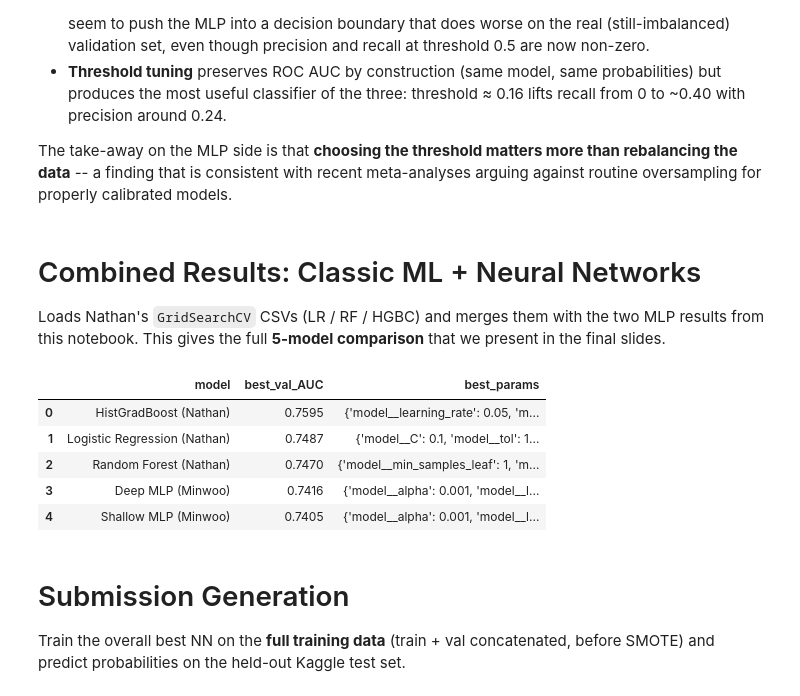
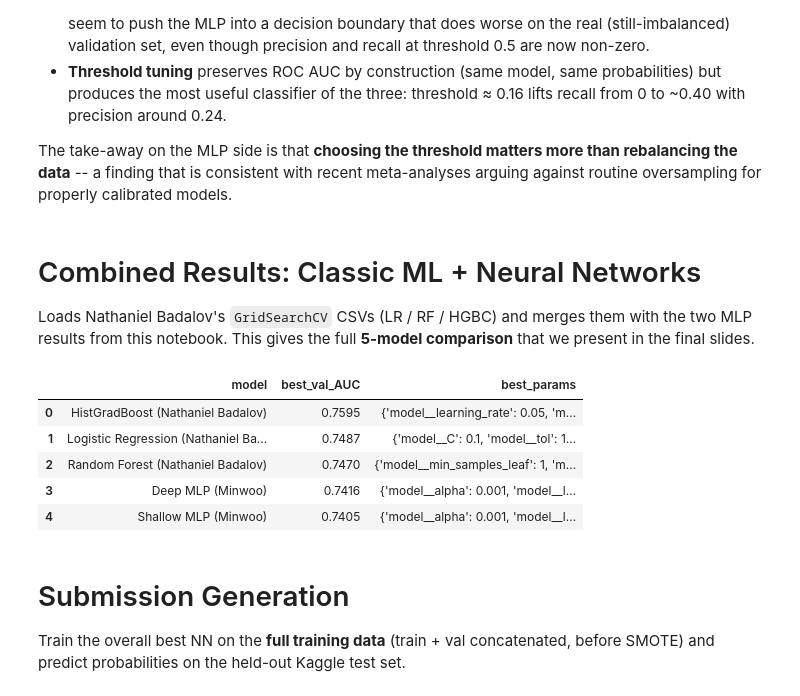
Before and after one commit to ymw0414/loan-default-imbalance-classification, a Jupyter notebook: notebooks/final_project.ipynb, the cells around one changed output. Saved outputs shown, nothing was run; the diff lists cells and outputs as text; code cells hidden in the pictures.

```diff
--- a/notebooks/final_project.ipynb
+++ b/notebooks/final_project.ipynb
@@ -999,40 +999,40 @@ calibrated models.
 # %% [markdown]
 # Combined Results: Classic ML + Neural Networks
 
-Loads Nathan's `GridSearchCV` CSVs (LR / RF / HGBC) and merges them with the
+Loads Nathaniel Badalov's `GridSearchCV` CSVs (LR / RF / HGBC) and merges them with the
 two MLP results from this notebook. This gives the full **5-model comparison**
 that we present in the final slides.
 # %%
 def best_row(path):
     df = pd.read_csv(path)
     df = df.sort_values('rank_test_score').head(1)
     return df['mean_test_score'].iloc[0], df['params'].iloc[0]
 
 cv_path = result_dir + 'cv_results/GridSearchCV/'
 
 rows = []
 for fname, model_label in [
-    ('lr.csv',           'Logistic Regression (Nathan)'),
-    ('rfc.csv',          'Random Forest (Nathan)'),
-    ('hgbc.csv',         'HistGradBoost (Nathan)'),
+    ('lr.csv',           'Logistic Regression (Nathaniel Badalov)'),
+    ('rfc.csv',          'Random Forest (Nathaniel Badalov)'),
+    ('hgbc.csv',         'HistGradBoost (Nathaniel Badalov)'),
     ('shallow_mlp.csv',  'Shallow MLP (Minwoo)'),
     ('deep_mlp.csv',     'Deep MLP (Minwoo)'),
 ]:
     p = cv_path + fname
     if os.path.exists(p):
         score, params = best_row(p)
         rows.append({'model': model_label, 'best_val_AUC': round(score, 4), 'best_params': params})
     else:
         rows.append({'model': model_label, 'best_val_AUC': None, 'best_params': '<missing CSV>'})
 
 combined = pd.DataFrame(rows).sort_values('best_val_AUC', ascending=False, na_position='last').reset_index(drop=True)
 combined.to_csv(result_dir + 'combined_model_comparison.csv', index=False)
 combined
 # %% [output]
 |  | model | best_val_AUC | best_params |
-| 0 | HistGradBoost (Nathan) | 0.7595 | {'model__learning_rate': 0.05, 'm... |
-| 1 | Logistic Regression (Nathan) | 0.7487 | {'model__C': 0.1, 'model__tol': 1... |
-| 2 | Random Forest (Nathan) | 0.7470 | {'model__min_samples_leaf': 1, 'm... |
+| 0 | HistGradBoost (Nathaniel Badalov) | 0.7595 | {'model__learning_rate': 0.05, 'm... |
+| 1 | Logistic Regression (Nathaniel Ba... | 0.7487 | {'model__C': 0.1, 'model__tol': 1... |
+| 2 | Random Forest (Nathaniel Badalov) | 0.7470 | {'model__min_samples_leaf': 1, 'm... |
 | 3 | Deep MLP (Minwoo) | 0.7416 | {'model__alpha': 0.001, 'model__l... |
 | 4 | Shallow MLP (Minwoo) | 0.7405 | {'model__alpha': 0.001, 'model__l... |
 # %% [markdown]
```
Also changed, not shown: parts of 6 cells of this notebook, 5 other files.
